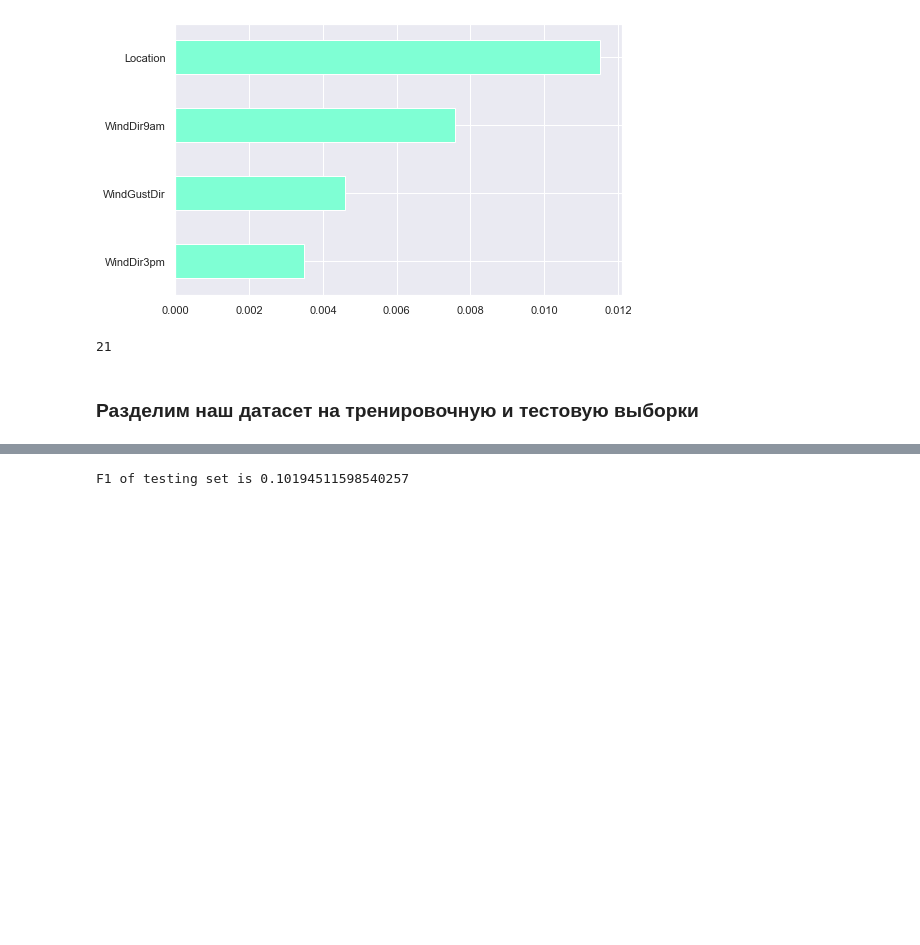
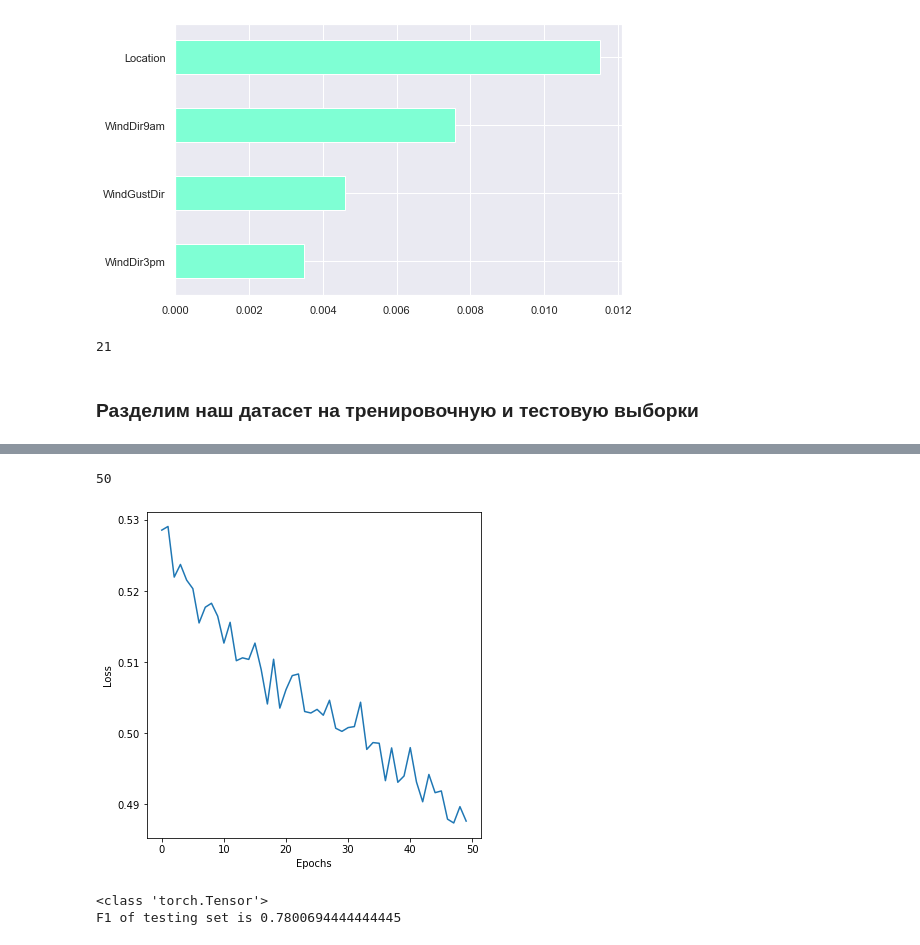
Before and after one commit to AnnaTokareff/repo_for_ML, a Jupyter notebook: PyTorch weather classification.ipynb, the cells around one changed output, grey strips where cells are left out. Drawn from its saved outputs; the diff is of its cells as text; code cells hidden in the pictures; blank space fills up the shorter version.

```diff
--- a/PyTorch weather classification.ipynb
+++ b/PyTorch weather classification.ipynb
@@ -785,7 +784,7 @@ print(next(iter(train_loader)))
 
 class ShallowPerceptron(nn.Module):
 
-    def __init__(self, hidden_size=70):
+    def __init__(self, hidden_size=85):
         super(ShallowPerceptron, self).__init__()
 
 
@@ -808,8 +807,10 @@ class ShallowPerceptron(nn.Module):
     def forward(self, inputs):
         # Каждый слой по сути является функцией, в которую передаются некоторые input
         # Очередность: layer_1 --> relu --> layer_2 --> relu --> dropout --> layer_out
-        x = self.relu(self.layer_1(inputs))
-        x = self.relu(self.layer_2(x))
+        x = self.layer_1(inputs)
+        x = self.relu(x)
+        x = self.layer_2(x)
+        x = self.relu(x)
         x = self.dropout(x)
         x = self.layer_out(x)
         return x
@@ -839,7 +840,7 @@ model.train()
 
 
 
-
+loss_list = []
 # Одна эпоха - один полный проход по данным
 for epoch in range(EPOCHS):
 
@@ -849,6 +850,7 @@ for epoch in range(EPOCHS):
     epoch_f1 = 0
     i = 0
     for X_batch, y_batch in train_loader:
+
 
         X_batch, y_batch = torch.FloatTensor(X_batch), torch.FloatTensor(y_batch).unsqueeze(1).float()
         #y_batch = y_batch.unsqueeze(1).float() # иначе проблема с размером tensor
@@ -864,7 +866,8 @@ for epoch in range(EPOCHS):
         loss = criterion(y_pred, y_batch)
 
         # Считаем метрику
-        f1 = f1_score(np.round(y_batch.detach()), np.round(y_pred.detach()), average='micro')
+
+        f1 = f1_score(np.round(y_batch.detach()), np.round(torch.sigmoid(y_pred).detach()), average='micro')
 
 
         # Делаем backpropagation
@@ -874,10 +877,12 @@ for epoch in range(EPOCHS):
         optimizer.step()
 
         epoch_loss += loss.item()
+
+
         epoch_f1 += f1
         i+= 1
 
-
+    loss_list.append(epoch_loss/len(train_loader))
     # Тут нужно вывести: Номер текущей эпохи | Лосс, усредненный на количество батчей | усредненный F1
     print('Current epoch: {}, averaged loss: {}, averaged f1: {}'.format(epoch, epoch_loss/len(train_loader), epoch_f1/len(train_loader)))
 
@@ -902,9 +907,19 @@ Current epoch: 49, averaged loss: 0.4922649167566257, averaged f1: 0.04389330621
 Finished!
+# %%
+len(loss_list[::-1])
+# %% [output]
+50
+# %%
+plt.plot(loss_list, label='Training loss')
+plt.xlabel('Epochs')
+plt.ylabel('Loss')
+plt.show()
+# %% [output]
+[figure, added]
 # %%
 # Задание 6: Провести оценку на тестовых данных
+y_test_pred_list = []
 y_test = []
-y_pred = []
-
 model.eval()
 with torch.no_grad():
     for X_batch, y_batch in test_loader:
@@ -913,16 +928,19 @@ with torch.no_grad():
 
         # Нужно сохранять результаты
 
-        y_test_pred = np.round(y_test_pred)
-        y_batch = y_batch.float()
-        y_test.extend(y_batch.tolist())
-        y_pred.extend(y_test_pred.reshape(-1).tolist())
+        y_test_pred = np.round(torch.sigmoid(y_test_pred).detach())
+        y_batch = np.round(y_batch.detach().numpy().squeeze())
+        y_test_pred_list.extend(y_test_pred.numpy().squeeze())
+        y_test.extend(y_batch)
+    print(type(y_test_pred))
 
 
 
-    print("F1 of testing set is" , f1_score(y_test,y_pred, average='weighted'))
+
+print("F1 of testing set is" , f1_score(y_test,y_test_pred_list, average='micro'))
 
 # Здесь считаем метрику на полученных предсказаниях
 # Радуемся!
 # %% [output]
-F1 of testing set is 0.10194511598540257
+<class 'torch.Tensor'>
+F1 of testing set is 0.7800694444444445
```
Also changed, not shown: parts of 4 cells of this notebook.
